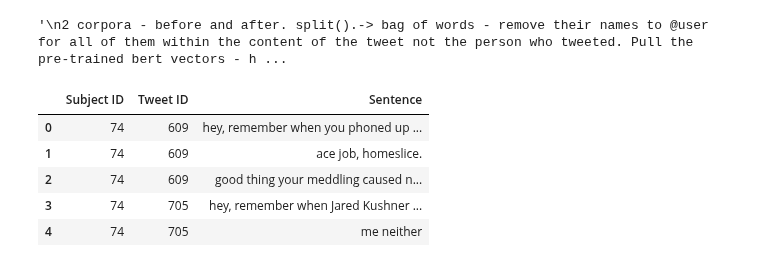
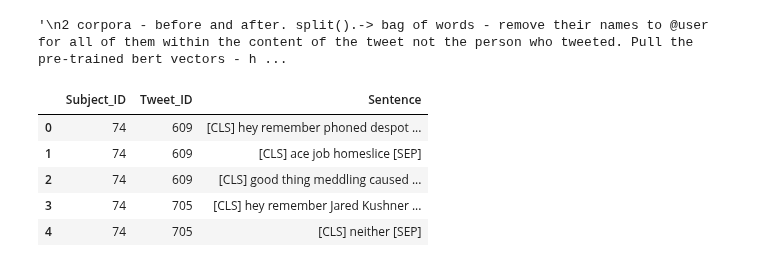
Before and after one commit to blake1407/Thesis, a Jupyter notebook: Tokenizing.ipynb, the cells around one changed output. Saved outputs shown, nothing was run; the diff lists cells and outputs as text; code cells hidden in the pictures.

Commit message:
In the middle of tokenizing and creating dictionary script

```diff
--- a/Tokenizing.ipynb
+++ b/Tokenizing.ipynb
@@ -105,15 +168,31 @@ before = pd.read_csv(f"{clean_data_path}/Before_NN_Cleaned.csv")
 # %%
 # Apply the function to split sentences
 after_sentences = split_sentences(after, "After")
 before_sentences = split_sentences(before, "Before")
-after_sentences.to_csv("Tokenizing testing.csv")
+
+# Apply all cleaning functions to the After Corpus column
+after_sentences["Sentence"] = (after_sentences["Sentence"]
+                             .apply(delete_usernames)
+                             .apply(remove_punctuations)
+                             .apply(remove_stop_words)
+                             .apply(remove_non_words))
+
+before_sentences["Sentence"] = (before_sentences["Sentence"]
+                             .apply(delete_usernames)
+                             .apply(remove_punctuations)
+                             .apply(remove_stop_words)
+                             .apply(remove_non_words))
+
+# Apply sentence markers
+after_sentences["Sentence"] = ("[CLS] "+ after_sentences["Sentence"] + " [SEP]")
+before_sentences["Sentence"] = ("[CLS] "+ before_sentences["Sentence"] + " [SEP]")
 
 # Show the first few rows of the resulting DataFrame
 after_sentences.head()
 # %% [output]
-|  | Subject ID | Tweet ID | Sentence |
-| 0 | 74 | 609 | hey, remember when you phoned up ... |
-| 1 | 74 | 609 | ace job, homeslice. |
-| 2 | 74 | 609 | good thing your meddling caused n... |
-| 3 | 74 | 705 | hey, remember when Jared Kushner ... |
-| 4 | 74 | 705 | me neither |
+|  | Subject_ID | Tweet_ID | Sentence |
+| 0 | 74 | 609 | [CLS] hey remember phoned despot ... |
+| 1 | 74 | 609 | [CLS] ace job homeslice [SEP] |
+| 2 | 74 | 609 | [CLS] good thing meddling caused ... |
+| 3 | 74 | 705 | [CLS] hey remember Jared Kushner ... |
+| 4 | 74 | 705 | [CLS] neither [SEP] |
```
Also changed, not shown: parts of 10 cells of this notebook, 14 other files.
